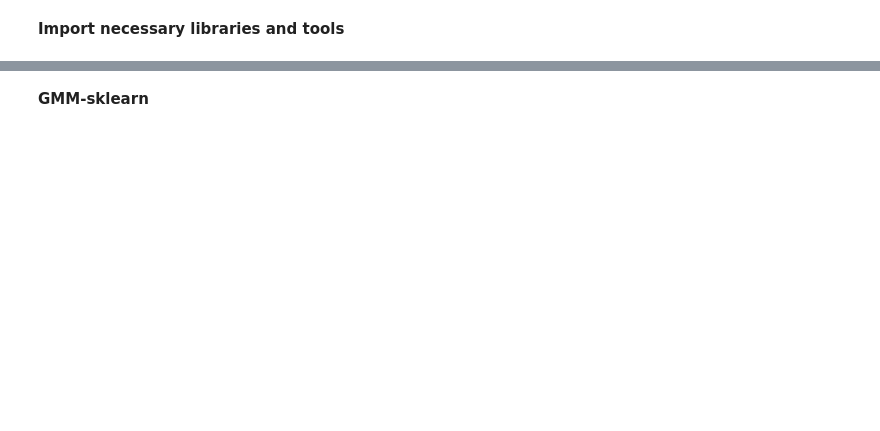
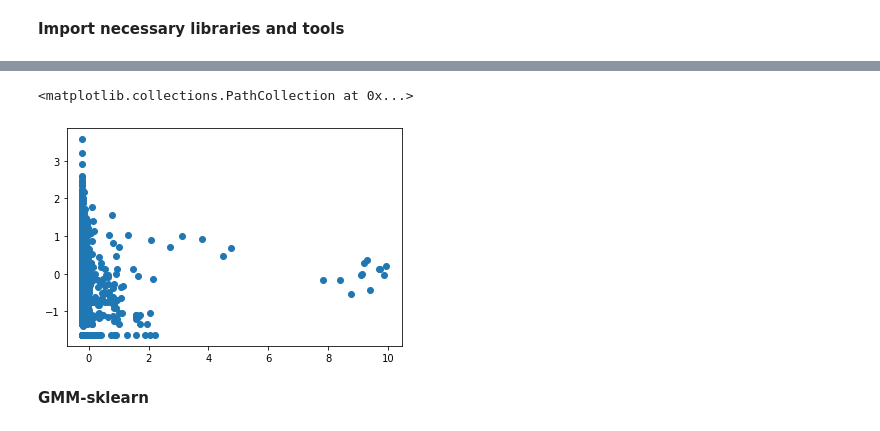
Before and after one commit to 0902338471/GMM-CinnamonAI, a Jupyter notebook: GMM_CinnamonAI.ipynb, the cells around one changed output, grey strips where cells are left out. Drawn from its saved outputs; the diff is of its cells as text; code cells hidden in the pictures; blank space fills up the shorter version.

```diff
--- a/GMM_CinnamonAI.ipynb
+++ b/GMM_CinnamonAI.ipynb
@@ -41,0 +25,3 @@ plt.scatter(df[0],df[1])
+# %%
+df = pd.DataFrame(X)
+df['normal_label']=y
@@ -41,0 +44,9 @@ plt.scatter(df[0],df[1])
+# %%
+X_train = df[df['normal_label']==0].drop(labels='normal_label',axis=1)
+X_test = df[df['normal_label']==1].drop(labels='normal_label',axis=1)
+# %%
+#visualizing first two features of X_train
+plt.scatter(X_train[2],X_train[3])
+# %% [output]
+<matplotlib.collections.PathCollection at 0x...>
+[figure, added]
```
Also changed, not shown: parts of 23 cells of this notebook.
